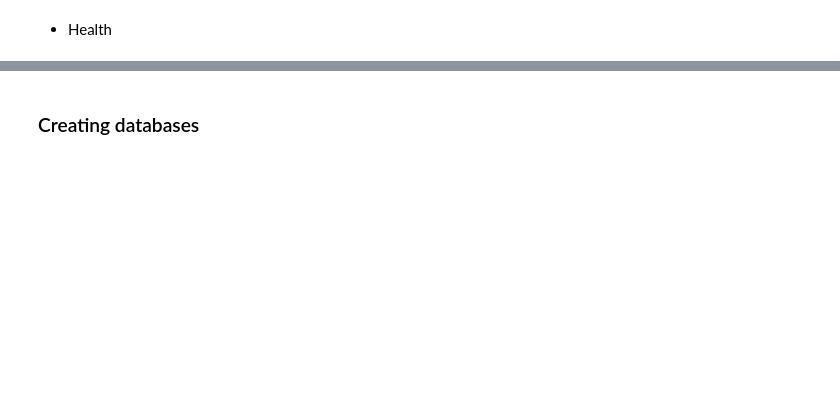
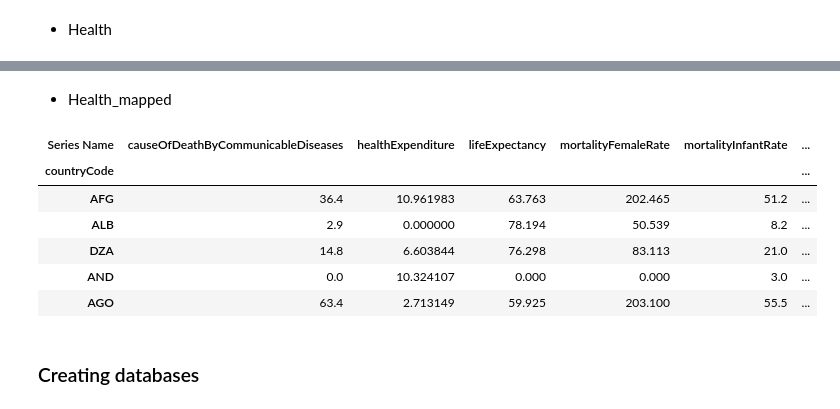
Before and after one commit to karosroczyk/AdvancedDatabasesProject, a Jupyter notebook: PreparingDatasets.ipynb, the cells around one changed output, grey strips where cells are left out. Cells and saved outputs as stored; diff of their text form; code cells hidden in the pictures; blank space fills up the shorter version.

```diff
--- a/PreparingDatasets.ipynb
+++ b/PreparingDatasets.ipynb
@@ -108,0 +105,7 @@ data_health.head()
+# %%
+data_health = pd.read_excel('zdrowie.xlsx').drop_duplicates()
+del data_health['2017 [YR2017]'], data_health['2018 [YR2018]']
+data_health = data_health.pivot(index='countryName', columns='Series Name', values='2016 [YR2016]')
+data_health = data_health.reset_index()
+data_health = data_health.fillna(0)
+data_health.head()
@@ -109,2 +179,17 @@ data_health.head()
+# %% [markdown]
+* Health_mapped
+# %%
+data_health['countryName'] = data_health['countryName'].map(country_dict)
+data_health = data_health.rename(columns={'countryName': 'countryCode'})
+data_health.set_index('countryCode', inplace = True)
+data_health.head()
+# %% [output]
+| Series Name | causeOfDeathByCommunicableDiseases | healthExpenditure | lifeExpectancy | mortalityFemaleRate | mortalityInfantRate | ... |
+| countryCode |  |  |  |  |  | ... |
+| AFG | 36.4 | 10.961983 | 63.763 | 202.465 | 51.2 | ... |
+| ALB | 2.9 | 0.000000 | 78.194 | 50.539 | 8.2 | ... |
+| DZA | 14.8 | 6.603844 | 76.298 | 83.113 | 21.0 | ... |
+| AND | 0.0 | 10.324107 | 0.000 | 0.000 | 3.0 | ... |
+| AGO | 63.4 | 2.713149 | 59.925 | 203.100 | 55.5 | ... |
 # %% [markdown]
 ### Creating databases
```
Also changed, not shown: parts of 37 cells of this notebook, 4 other files.
